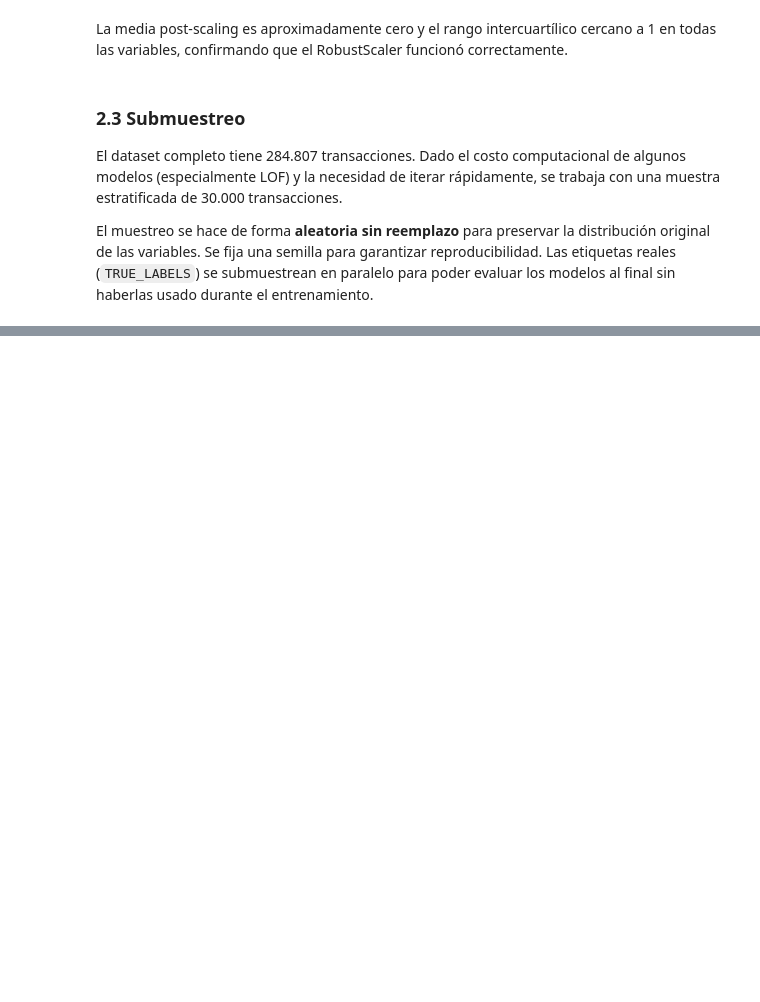
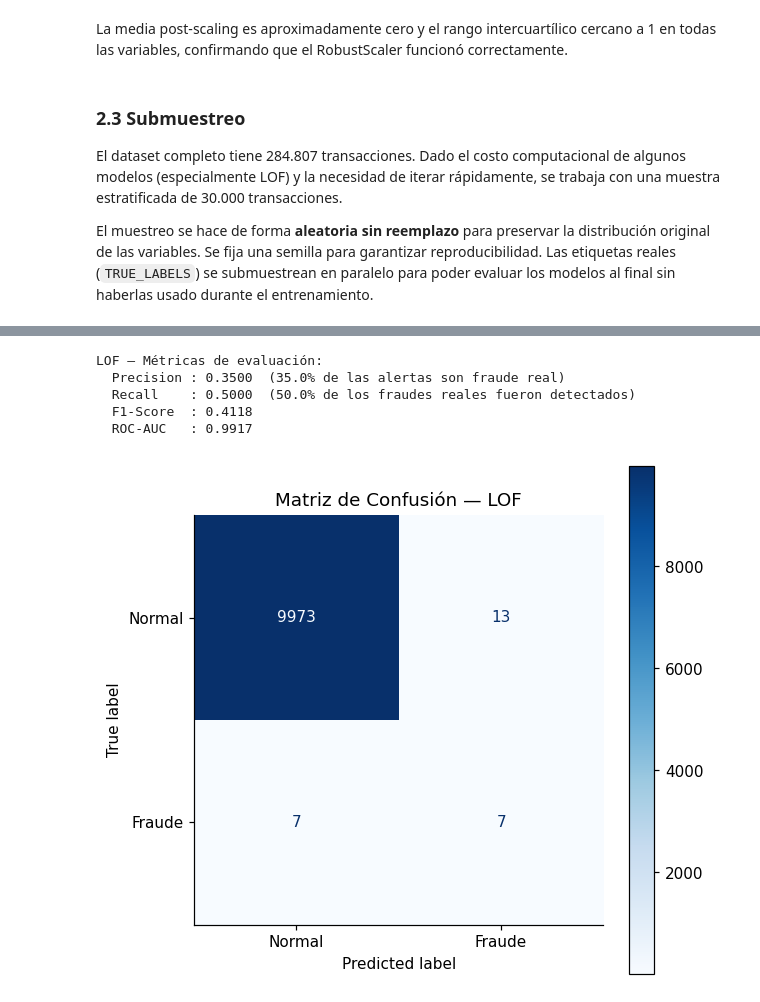
Before and after one commit to Santibareiro27/Inteligencia-Computacional, a Jupyter notebook: RA1_TP4/RA1_Trabajo_práctico_N°_4_G8.ipynb, the cells around one changed output, grey strips where cells are left out. Drawn from its saved outputs; the diff is of its cells as text; code cells hidden in the pictures; blank space fills up the shorter version.

```diff
--- a/RA1_TP4/RA1_Trabajo_práctico_N°_4_G8.ipynb
+++ b/RA1_TP4/RA1_Trabajo_práctico_N°_4_G8.ipynb
@@ -508,0 +709,28 @@ Tasa de fraude en el dataset completo: 0.173 %
+# %%
+# Evaluación
+p_lof  = precision_score(labels_sample, lof_labels)
+r_lof  = recall_score(labels_sample, lof_labels)
+f1_lof = f1_score(labels_sample, lof_labels)
+auc_lof = roc_auc_score(labels_sample, lof_scores)
+
+print("LOF — Métricas de evaluación:")
+print(f"  Precision : {p_lof:.4f}  ({p_lof*100:.1f}% de las alertas son fraude real)")
+print(f"  Recall    : {r_lof:.4f}  ({r_lof*100:.1f}% de los fraudes reales fueron detectados)")
+print(f"  F1-Score  : {f1_lof:.4f}")
+print(f"  ROC-AUC   : {auc_lof:.4f}")
+
+# Matriz de confusión
+cm_lof = confusion_matrix(labels_sample, lof_labels, labels=[0, 1])
+disp_lof = ConfusionMatrixDisplay(confusion_matrix=cm_lof, display_labels=[ "Normal", "Fraude"]) # Assuming 0 is Normal, 1 is Fraud
+fig, ax = plt.subplots(figsize=(6, 6))
+disp_lof.plot(cmap=plt.cm.Blues, ax=ax)
+ax.set_title("Matriz de Confusión — LOF")
+plt.grid(False)
+plt.show()
+# %% [output]
+LOF — Métricas de evaluación:
+  Precision : 0.3500  (35.0% de las alertas son fraude real)
+  Recall    : 0.5000  (50.0% de los fraudes reales fueron detectados)
+  F1-Score  : 0.4118
+  ROC-AUC   : 0.9917
+[figure, added]
```
Also changed, not shown: parts of 45 cells of this notebook.
